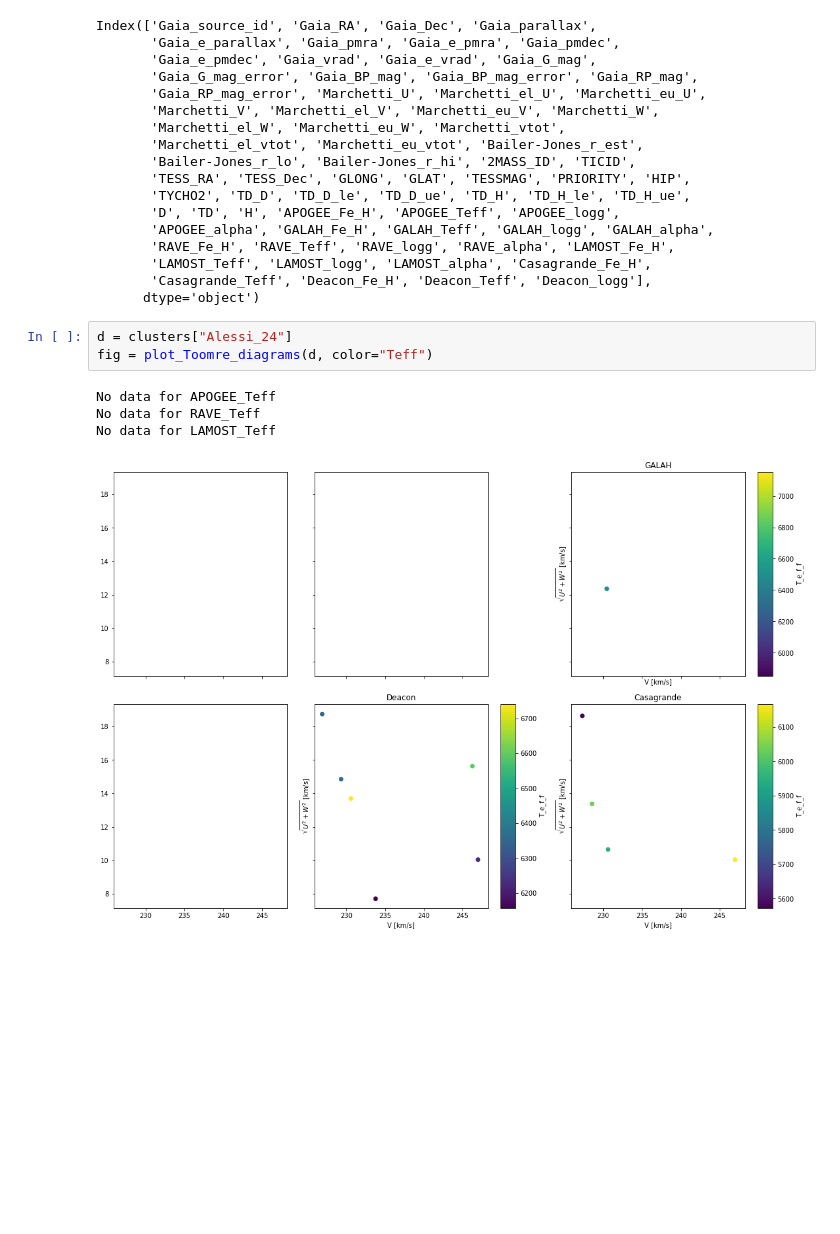
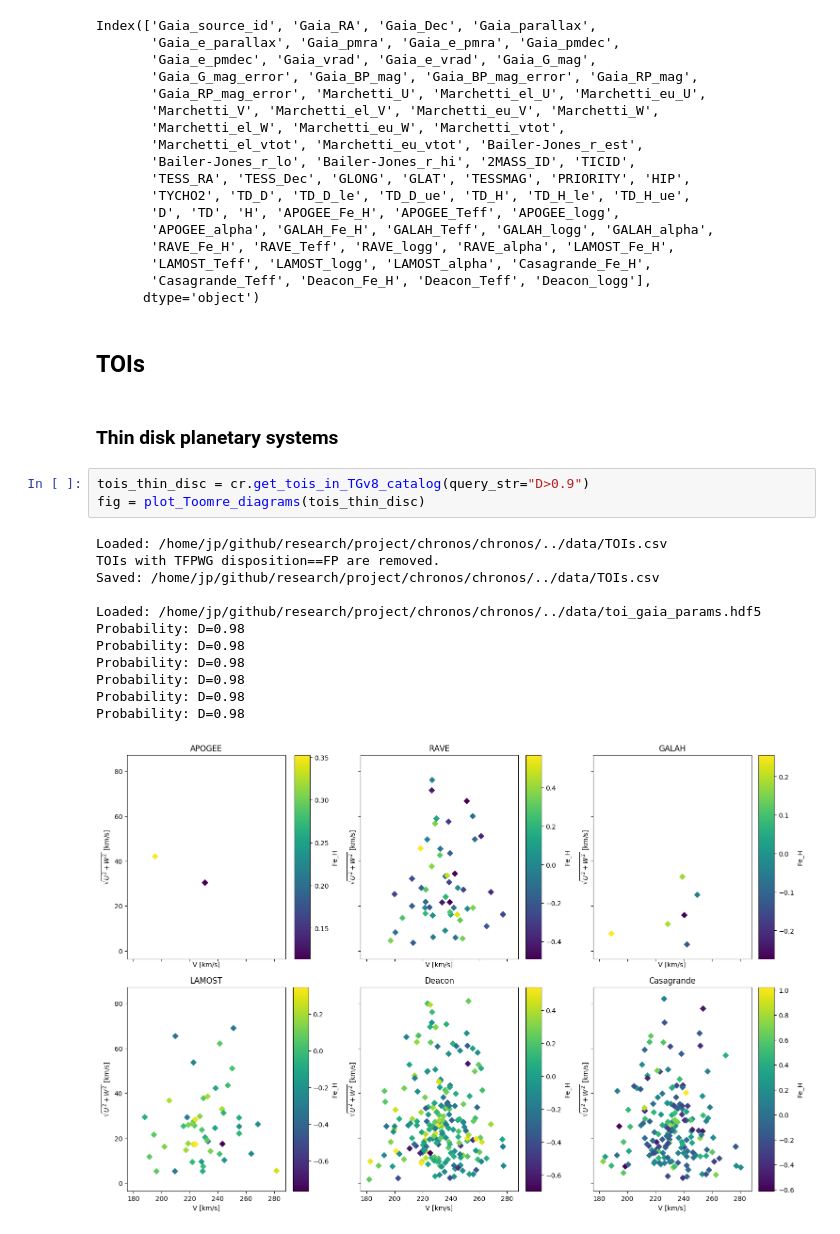
Before and after one commit to jpdeleon/chronos, a Jupyter notebook: notebooks/examples-cluster_spectra.ipynb, the cells around one changed output. Saved outputs shown, nothing was run; the diff lists cells and outputs as text; blank space fills up the shorter version.

```diff
--- a/notebooks/examples-cluster_spectra.ipynb
+++ b/notebooks/examples-cluster_spectra.ipynb
@@ -194,11 +195,23 @@ Index(['Gaia_source_id', 'Gaia_RA', 'Gaia_Dec', 'Gaia_parallax',
        'LAMOST_Teff', 'LAMOST_logg', 'LAMOST_alpha', 'Casagrande_Fe_H',
        'Casagrande_Teff', 'Deacon_Fe_H', 'Deacon_Teff', 'Deacon_logg'],
       dtype='object')
-# %%
-d = clusters["Alessi_24"]
-fig = plot_Toomre_diagrams(d, color="Teff")
-# %% [output]
-No data for APOGEE_Teff
-No data for RAVE_Teff
-No data for LAMOST_Teff
-[figure, removed]
+# %% [markdown]
+## TOIs
+# %% [markdown]
+### Thin disk planetary systems
+# %%
+tois_thin_disc = cr.get_tois_in_TGv8_catalog(query_str="D>0.9")
+fig = plot_Toomre_diagrams(tois_thin_disc)
+# %% [output]
+Loaded: /home/jp/github/research/project/chronos/chronos/../data/TOIs.csv
+TOIs with TFPWG disposition==FP are removed.
+Saved: /home/jp/github/research/project/chronos/chronos/../data/TOIs.csv
+
+Loaded: /home/jp/github/research/project/chronos/chronos/../data/toi_gaia_params.hdf5
+Probability: D=0.98
+Probability: D=0.98
+Probability: D=0.98
+Probability: D=0.98
+Probability: D=0.98
+Probability: D=0.98
+[figure, added]
```
Also changed, not shown: parts of 7 cells of this notebook, 6 other files.
